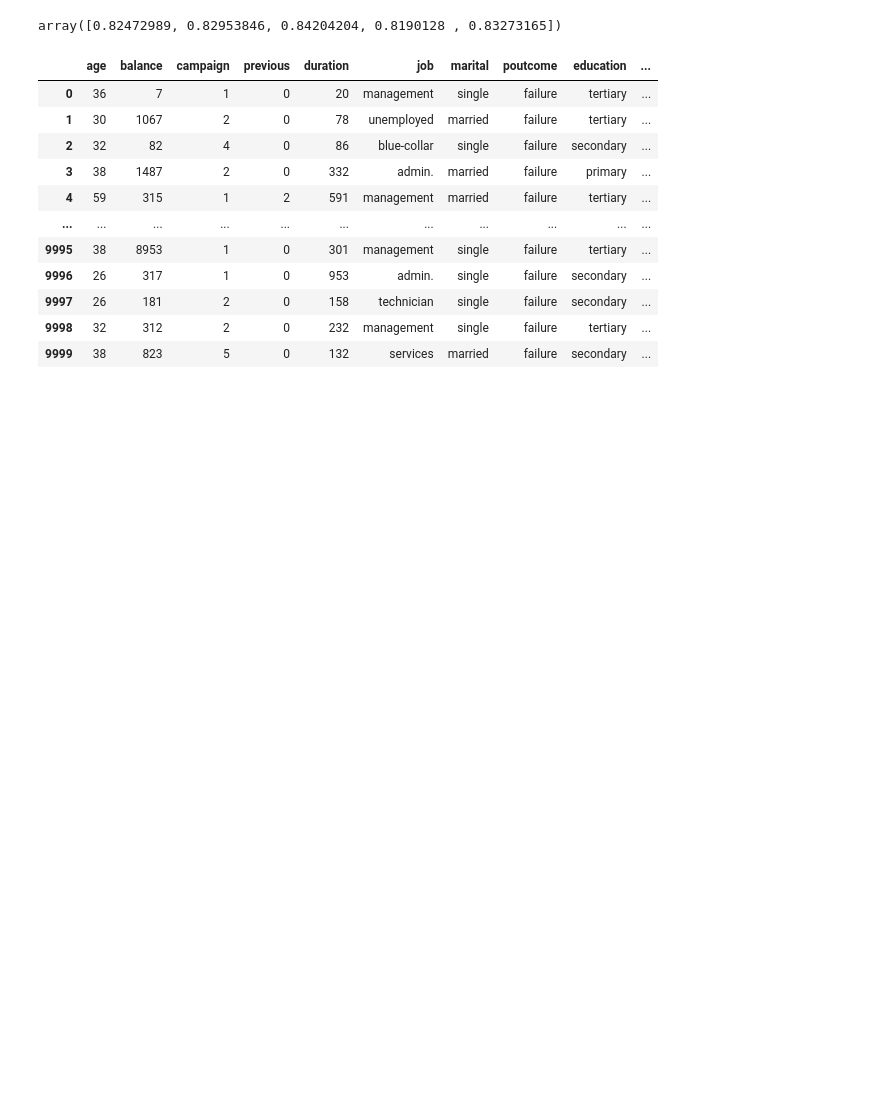
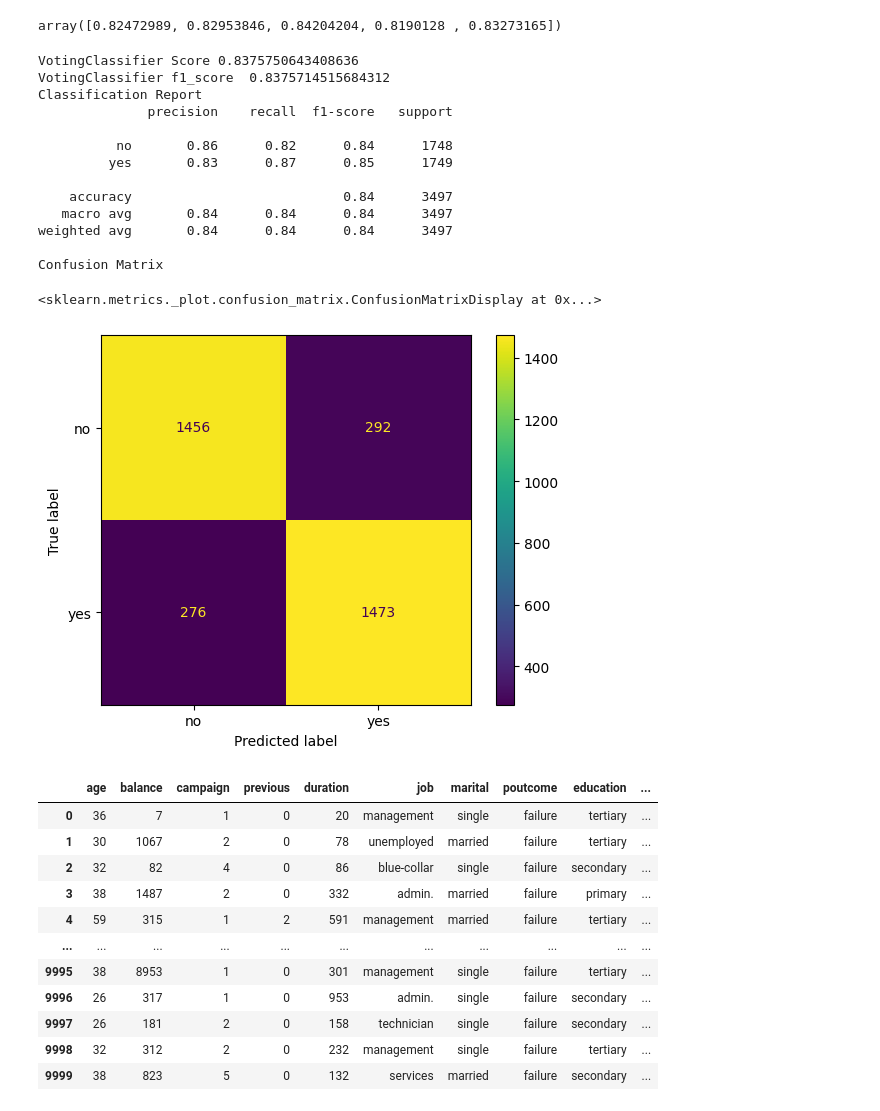
Before and after one commit to linisha04/Predict-the-Success-of-Bank-telemarketing, a Jupyter notebook: liniiiii.ipynb, the cells around one changed output. Cells and saved outputs as stored; diff of their text form; code cells hidden in the pictures; blank space fills up the shorter version.

Commit message:
Kaggle Notebook | 22f2000254-notebook-t32024 | 37-voting_clf-fe

```diff
--- a/liniiiii.ipynb
+++ b/liniiiii.ipynb
@@ -1199,6 +1199,63 @@ scores = cross_val_score(randomForestClassifier, xtrain, ytrain, cv=cv, scoring=
 scores
 # %% [output]
 array([0.82472989, 0.82953846, 0.84204204, 0.8190128 , 0.83273165])
+# %%
+from sklearn.ensemble import VotingClassifier
+from sklearn.svm import SVC
+from sklearn.ensemble import RandomForestClassifier
+from sklearn.linear_model import LogisticRegression
+from sklearn.preprocessing import FunctionTransformer
+
+msvc_model = SVC(probability=True, random_state=1, class_weight='balanced',C=10)
+rf_model = RandomForestClassifier(n_estimators=100, random_state=42)
+lr_model = LogisticRegression(max_iter=1000)
+
+
+def to_dataframe(X):
+    return pd.DataFrame(X)
+
+voting = VotingClassifier(estimators=[
+    ('svc', msvc_model),
+    ('rf', rf_model),
+    ('lr', lr_model)
+], voting='soft')
+
+voting_clf=Pipeline([('col_transformer',col_transformer), ('to_dataframe', FunctionTransformer(to_dataframe, validate=False)),('voting',voting)])
+
+
+
+voting_clf.fit(xtrain, ytrain)
+
+ypredicted_voting=voting_clf.predict(xtest)
+
+print(   'VotingClassifier Score'   ,  voting_clf.score(xtest,ytest)  )
+
+
+print(   'VotingClassifier f1_score '  ,     f1_score(ytest, ypredicted_voting  , average='weighted')    )
+
+print('Classification Report')
+
+print(classification_report(ytest ,ypredicted_rf))
+
+print('Confusion Matrix')
+
+ConfusionMatrixDisplay.from_estimator(voting_clf,xtest,ytest)
+# %% [output]
+VotingClassifier Score 0.8375750643408636
+VotingClassifier f1_score  0.8375714515684312
+Classification Report
+              precision    recall  f1-score   support
+
+          no       0.86      0.82      0.84      1748
+         yes       0.83      0.87      0.85      1749
+
+    accuracy                           0.84      3497
+   macro avg       0.84      0.84      0.84      3497
+weighted avg       0.84      0.84      0.84      3497
+
+Confusion Matrix
+<sklearn.metrics._plot.confusion_matrix.ConfusionMatrixDisplay at 0x...>
+[figure, added]
 # %%
 # from sklearn.model_selection import GridSearchCV
 
```
Also changed, not shown: parts of 1 cell of this notebook.
